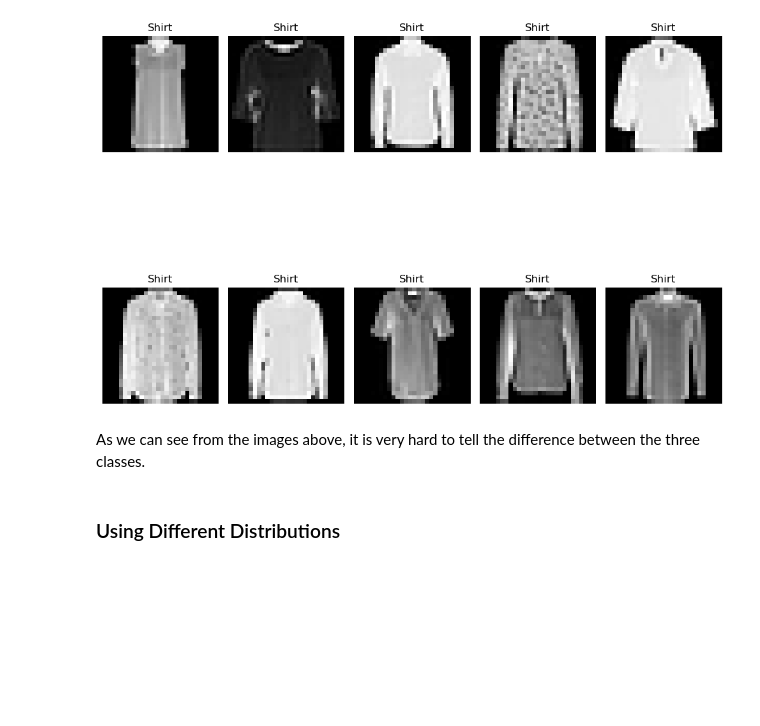
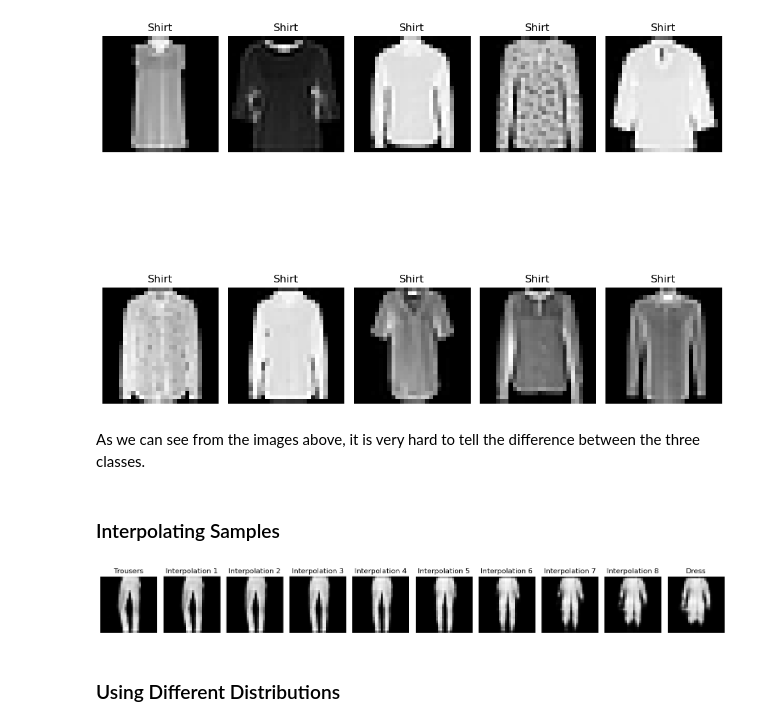
Before and after one commit to roiteichman/Deep-project, a Jupyter notebook: Project.ipynb, the cells around one changed output. Drawn from its saved outputs; the diff is of its cells as text; code cells hidden in the pictures; blank space fills up the shorter version.

```diff
--- a/Project.ipynb
+++ b/Project.ipynb
@@ -552,6 +501,56 @@ plt.show()
 [figure]
 # %% [markdown]
 As we can see from the images above, it is very hard to tell the difference between the three classes.
+# %% [markdown]
+### Interpolating Samples
+# %%
+TROUSERS_CLASS = 1
+DRESS_CLASS = 3
+
+trousers_images = [i for i in range(len(model_normal.test_ds)) if model_normal.test_ds.y[i] == TROUSERS_CLASS]
+dress_images = [i for i in range(len(model_normal.test_ds)) if model_normal.test_ds.y[i] == DRESS_CLASS]
+
+trousers_index = trousers_images[0]
+dress_index = dress_images[0]
+
+trousers_params = model_normal.test_parameters[trousers_index]
+dress_params = model_normal.test_parameters[dress_index]
+
+trousers_mu = trousers_params[:model_normal.latent_dim]
+trousers_log_var = trousers_params[model_normal.latent_dim:]
+
+dress_mu = dress_params[:model_normal.latent_dim]
+dress_log_var = dress_params[model_normal.latent_dim:]
+
+latent_trousers = model_normal._reparameterize(trousers_mu, trousers_log_var)
+latent_dress = model_normal._reparameterize(dress_mu, dress_log_var)
+
+
+
+
+interpolation_coeffs = torch.linspace(0.1, 0.9, steps=9)
+
+# Step 2: Interpolate between latent_bag and latent_sandal
+interpolated_latents = [
+    (1 - t) * latent_trousers + t * latent_dress for t in interpolation_coeffs
+]
+
+# Step 3: Decode the original and interpolated latent vectors
+decoded_images = [model_normal.decode(latent.unsqueeze(0)).squeeze(0) for latent in [latent_trousers, *interpolated_latents, latent_dress]]
+
+# Step 4: Plot the images
+fig, axes = plt.subplots(1, len(decoded_images)-1, figsize=(15, 3))
+titles = ['Trousers', 'Interpolation 1', 'Interpolation 2', 'Interpolation 3', 'Interpolation 4', 'Interpolation 5', 'Interpolation 6', 'Interpolation 7', 'Interpolation 8','Dress']
+
+for ax, image, title in zip(axes, decoded_images, titles):
+    ax.imshow(image.cpu().detach().numpy(), cmap='gray')
+    ax.axis('off')
+    ax.set_title(title)
+
+plt.tight_layout()
+plt.show()
+# %% [output]
+[figure, added]
 # %% [markdown]
 ### Using Different Distributions
 # %% [markdown]
```
Also changed, not shown: parts of 15 cells of this notebook, 1 other file.
